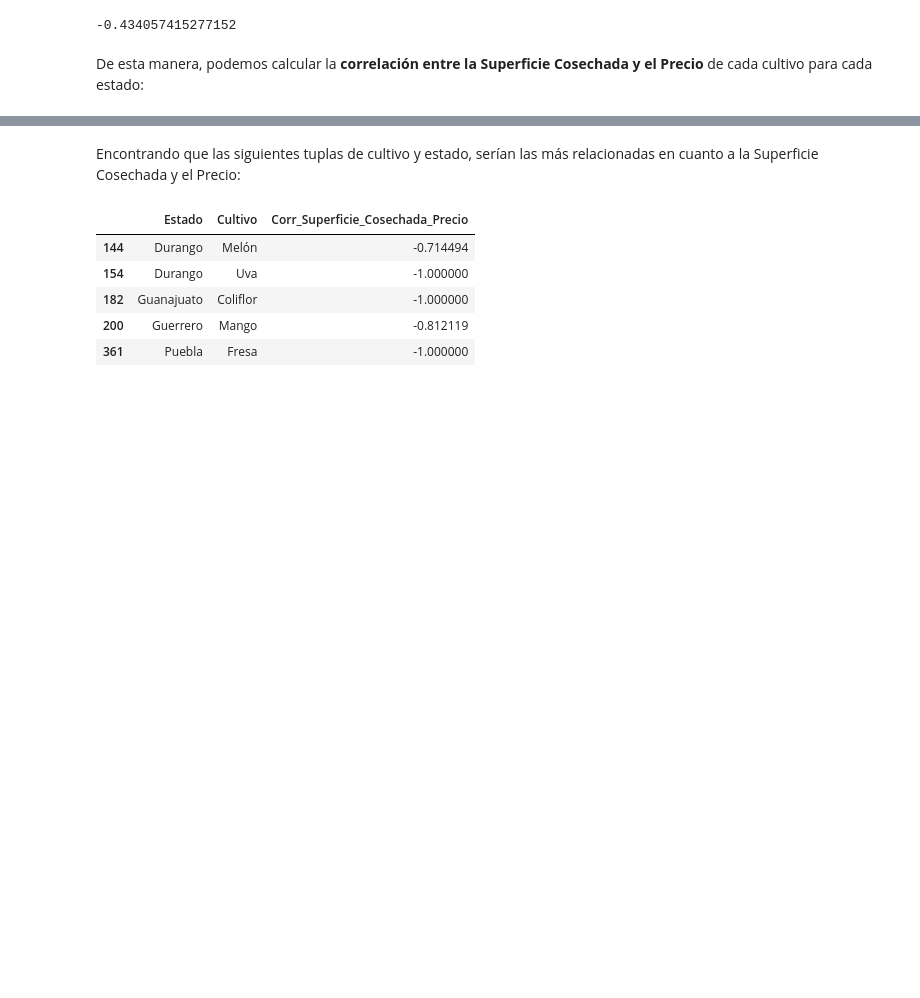
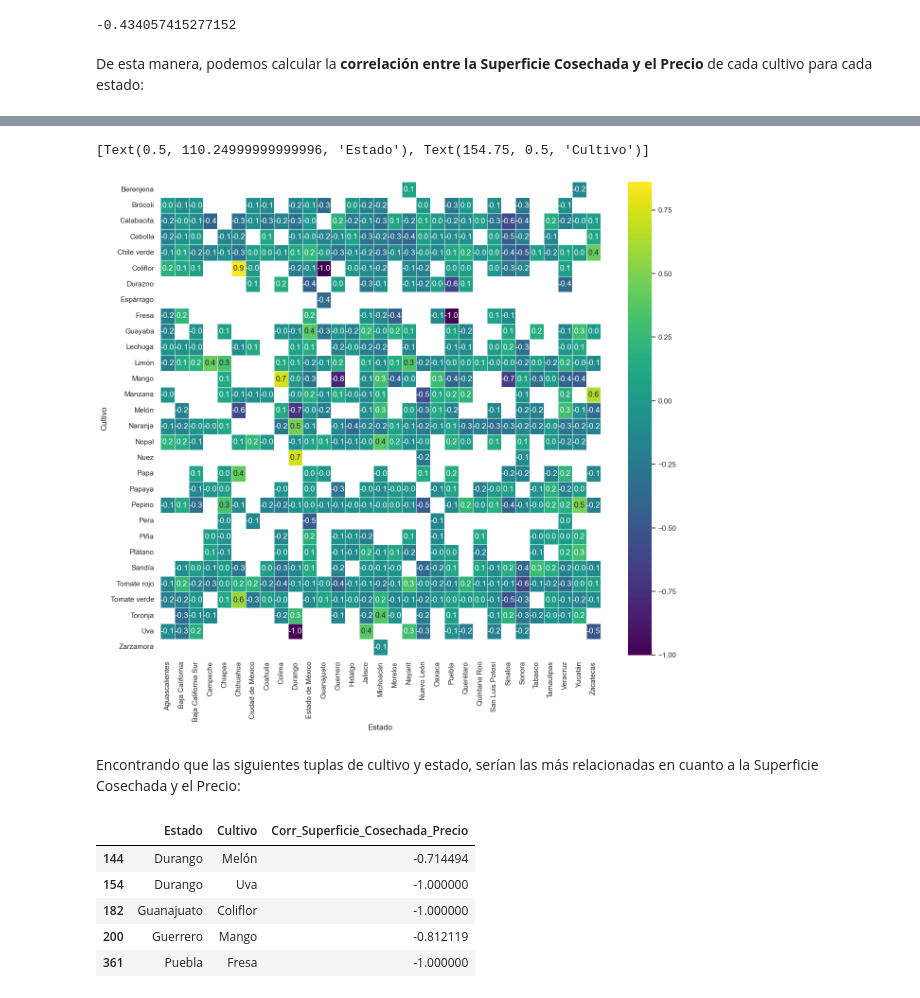
Before and after one commit to ProyectosMCD/RedBAMX, a Jupyter notebook: EDA/correlación_SIAP_SNIIM.ipynb, the cells around one changed output, grey strips where cells are left out. Saved outputs shown, nothing was run; the diff lists cells and outputs as text; code cells hidden in the pictures; blank space fills up the shorter version.

```diff
--- a/EDA/correlación_SIAP_SNIIM.ipynb
+++ b/EDA/correlación_SIAP_SNIIM.ipynb
@@ -105,3 +111,13 @@ df_corr_cosechado_precio
+# %%
+df_corr_cosechado_precio_pivot = df_corr_cosechado_precio.pivot(index="Cultivo", columns="Estado", values="Corr_Superficie_Cosechada_Precio")
+
+sns.set_theme(style="white")
+f, ax = plt.subplots(figsize=(15, 13))
+ax = sns.heatmap(data=df_corr_cosechado_precio_pivot, annot=True, fmt=".1f", linewidth=.5, cmap="viridis")
+ax.set(xlabel="Estado", ylabel="Cultivo")
+# %% [output]
+[Text(0.5, 110.24999999999996, 'Estado'), Text(154.75, 0.5, 'Cultivo')]
+[figure, added]
 # %% [markdown]
 Encontrando que las siguientes tuplas de cultivo y estado, serían las más relacionadas en cuanto a la Superficie Cosechada y el Precio:
 # %%
```
Also changed, not shown: parts of 13 cells of this notebook.
